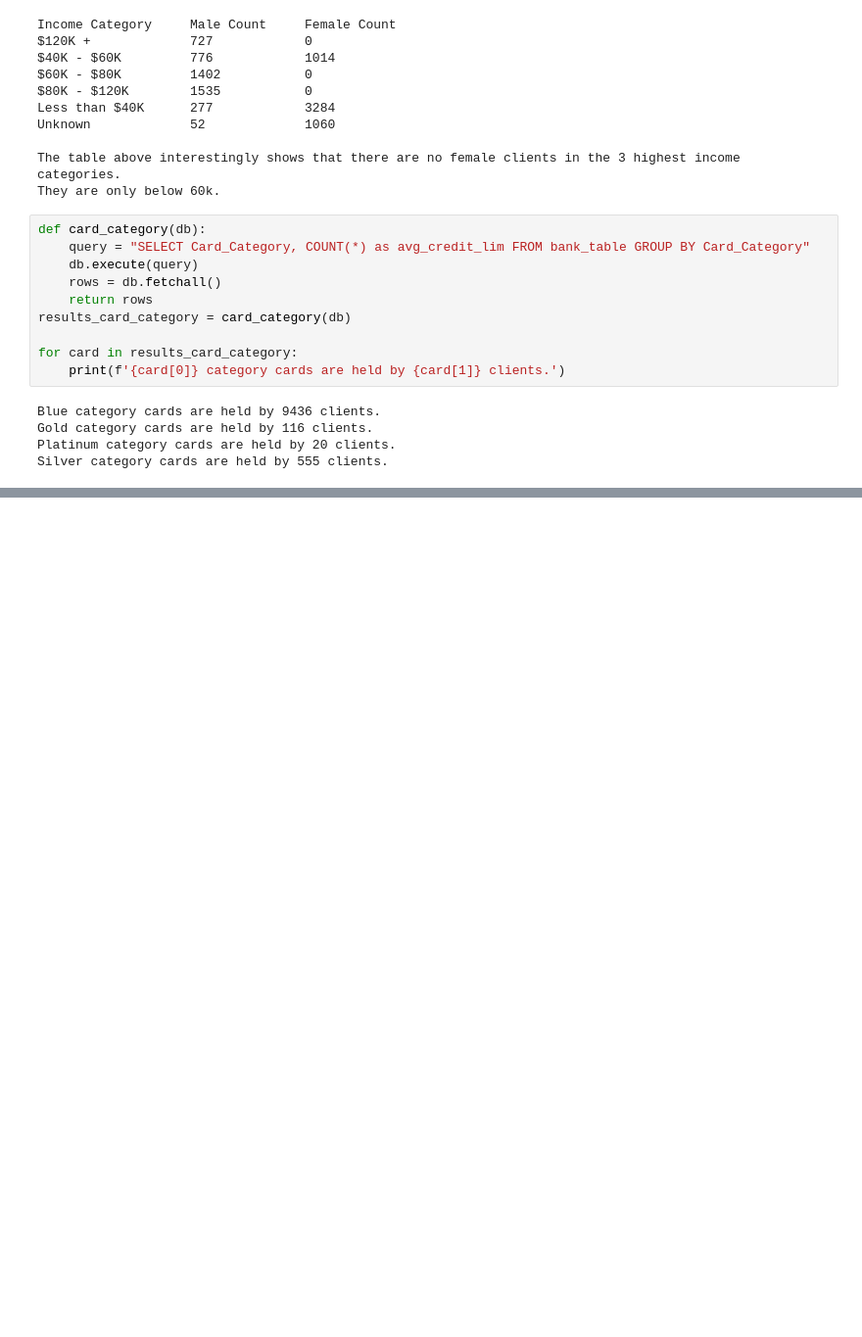
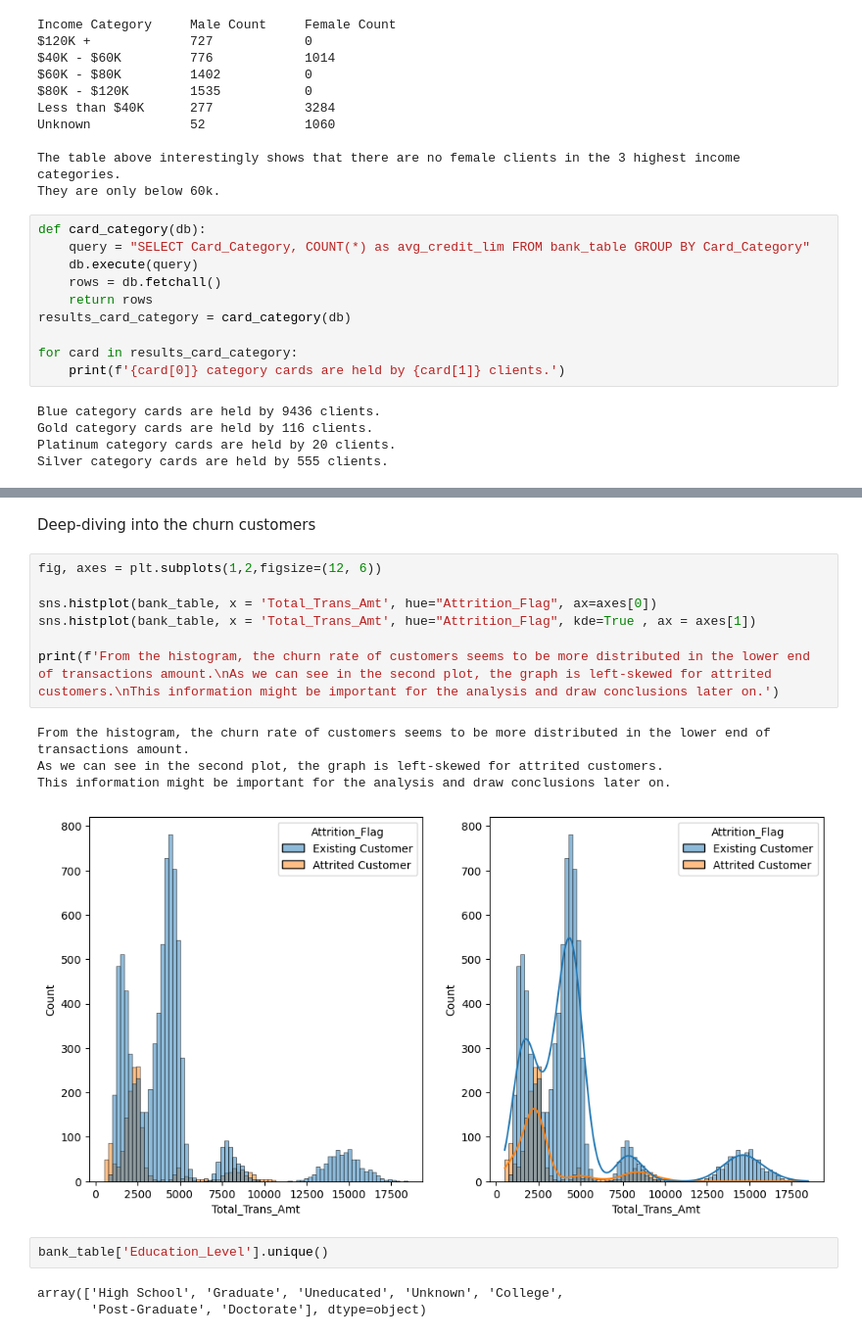
Before and after one commit to mercedesf17/sql_bank_analysis, a Jupyter notebook: sql_queries.ipynb, the cells around one changed output, grey strips where cells are left out. Shown at 98% size. Cells and saved outputs as stored; diff of their text form; blank space fills up the shorter version.

```diff
--- a/sql_queries.ipynb
+++ b/sql_queries.ipynb
@@ -145,0 +162,19 @@ Silver category cards are held by 555 clients.
+# %% [markdown]
+Deep-diving into the churn customers
+# %%
+fig, axes = plt.subplots(1,2,figsize=(12, 6))
+
+sns.histplot(bank_table, x = 'Total_Trans_Amt', hue="Attrition_Flag", ax=axes[0])
+sns.histplot(bank_table, x = 'Total_Trans_Amt', hue="Attrition_Flag", kde=True , ax = axes[1])
+
+print(f'From the histogram, the churn rate of customers seems to be more distributed in the lower end of transactions amount.\nAs we can see in the second plot, the graph is left-skewed for attrited customers.\nThis information might be important for the analysis and draw conclusions later on.')
+# %% [output]
+From the histogram, the churn rate of customers seems to be more distributed in the lower end of transactions amount.
+As we can see in the second plot, the graph is left-skewed for attrited customers.
+This information might be important for the analysis and draw conclusions later on.
+[figure, added]
+# %%
+bank_table['Education_Level'].unique()
+# %% [output]
+array(['High School', 'Graduate', 'Uneducated', 'Unknown', 'College',
+       'Post-Graduate', 'Doctorate'], dtype=object)
```
Also changed, not shown: parts of 13 cells of this notebook.
